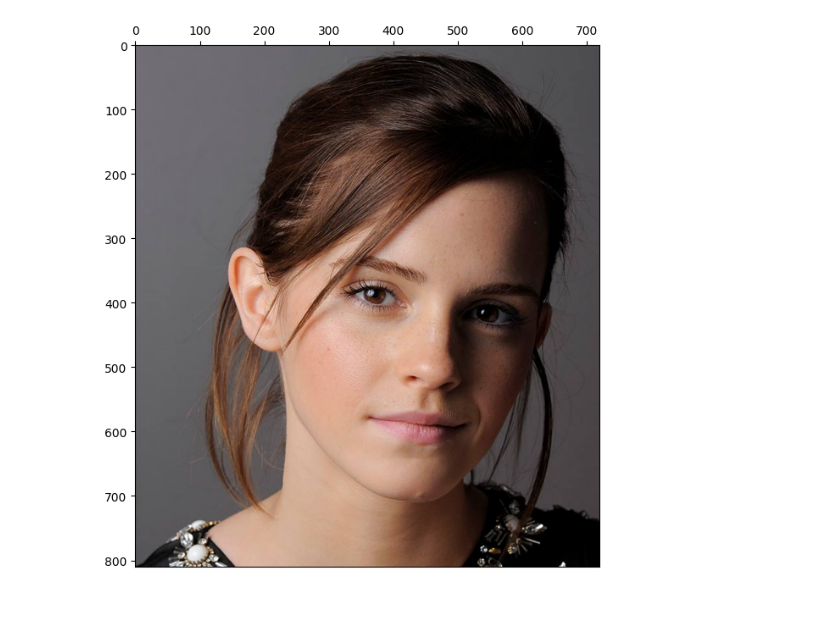
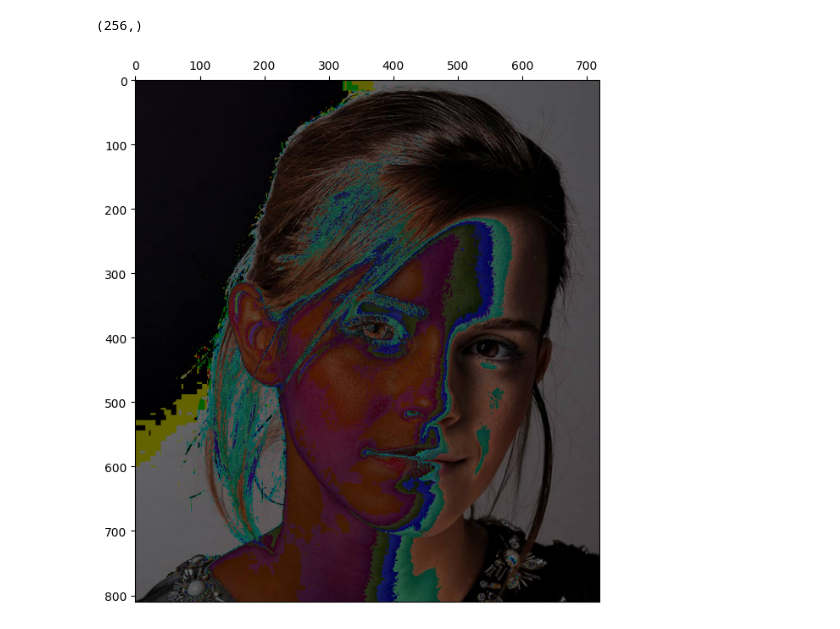
Before and after one commit to ManiiAya/EN3160_Assignment_01, a Jupyter notebook: 230065H_a01.ipynb, the cells around one changed output. Saved outputs shown, nothing was run; the diff lists cells and outputs as text; code cells hidden in the pictures.

```diff
--- a/230065H_a01.ipynb
+++ b/230065H_a01.ipynb
@@ -11,8 +11,15 @@ cv.waitKey(0)
 cv.destroyAllWindows()
 # %%
 fig, ax = plt.subplots(1,1,figsize=(8,8))
+t1 = np.arange(100, dtype=np.uint8)
+t2 = np.arange(50, dtype=np.uint8)
+t3 = np.arange(106, dtype=np.uint8)
+t = np.concatenate((t1,t2,t3))
+print(t.shape)
+f = t[f]
 ax.imshow(cv.cvtColor(f, cv.COLOR_BGR2RGB))
 ax.xaxis.set_ticks_position('top')
 plt.show()
 # %% [output]
+(256,)
-[figure, old version]
+[figure, new version]
```
